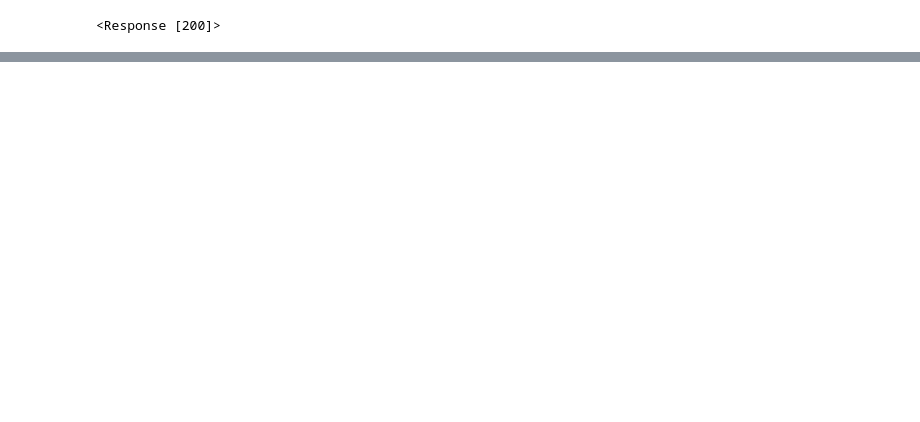
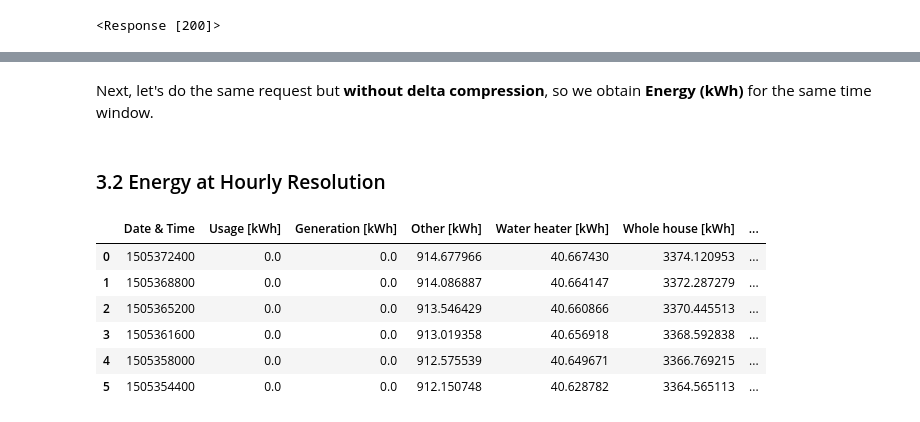
Before and after one commit to erdl/lonoa, a Jupyter notebook: egauge/Requesting raw data from eGauge API.ipynb, the cells around one changed output, grey strips where cells are left out. Drawn from its saved outputs; the diff is of its cells as text; code cells hidden in the pictures; blank space fills up the shorter version.

```diff
--- a/egauge/Requesting raw data from eGauge API.ipynb
+++ b/egauge/Requesting raw data from eGauge API.ipynb
@@ -103,0 +126,8 @@ print({h: list(map(float,columns[i])) for i,h in enumerate(headers)})
+# %%
+iso_start_datetimez = '2017-09-13T15:25:00-10'
+iso_end_datetimez = '2017-09-13T21:25:00-10' #hour (after T) was adjusted from 15 to 21.
+
+start_timestamp = arrow.get(iso_start_datetimez).timestamp
+end_timestamp = arrow.get(iso_end_datetimez).timestamp
+# %%
+hour = 'h' #previously minutes = 'm'
@@ -103,0 +136,6 @@ print({h: list(map(float,columns[i])) for i,h in enumerate(headers)})
+# %%
+host = host + '&' + hour + '&' + output_csv + '&' + delta_compression
+time_window = {'t': start_timestamp, 'f': end_timestamp}
+r = requests.get(host,params=time_window)
+df = pd.read_csv(StringIO(r.text))
+df
@@ -103,0 +149,19 @@ print({h: list(map(float,columns[i])) for i,h in enumerate(headers)})
+# %% [markdown]
+Next, let's do the same request but **without delta compression**, so we obtain **Energy (kWh)** for the same time window.
+# %% [markdown]
+### 3.2 Energy at Hourly Resolution
+# %%
+host = 'http://egauge{}.egaug.es/cgi-bin/egauge-show?'
+host = host.format(sensor_id) + '&' + hour + '&' + output_csv ## delta_compression variable removed
+r = requests.get(host,params=time_window)
+string_csv_file = r.text
+df = pd.read_csv(StringIO(r.text))
+df
+# %% [output]
+|  | Date & Time | Usage [kWh] | Generation [kWh] | Other [kWh] | Water heater [kWh] | Whole house [kWh] | ... |
+| 0 | 1505372400 | 0.0 | 0.0 | 914.677966 | 40.667430 | 3374.120953 | ... |
+| 1 | 1505368800 | 0.0 | 0.0 | 914.086887 | 40.664147 | 3372.287279 | ... |
+| 2 | 1505365200 | 0.0 | 0.0 | 913.546429 | 40.660866 | 3370.445513 | ... |
+| 3 | 1505361600 | 0.0 | 0.0 | 913.019358 | 40.656918 | 3368.592838 | ... |
+| 4 | 1505358000 | 0.0 | 0.0 | 912.575539 | 40.649671 | 3366.769215 | ... |
+| 5 | 1505354400 | 0.0 | 0.0 | 912.150748 | 40.628782 | 3364.565113 | ... |
```
Also changed, not shown: parts of 28 cells of this notebook, 1 other file.
